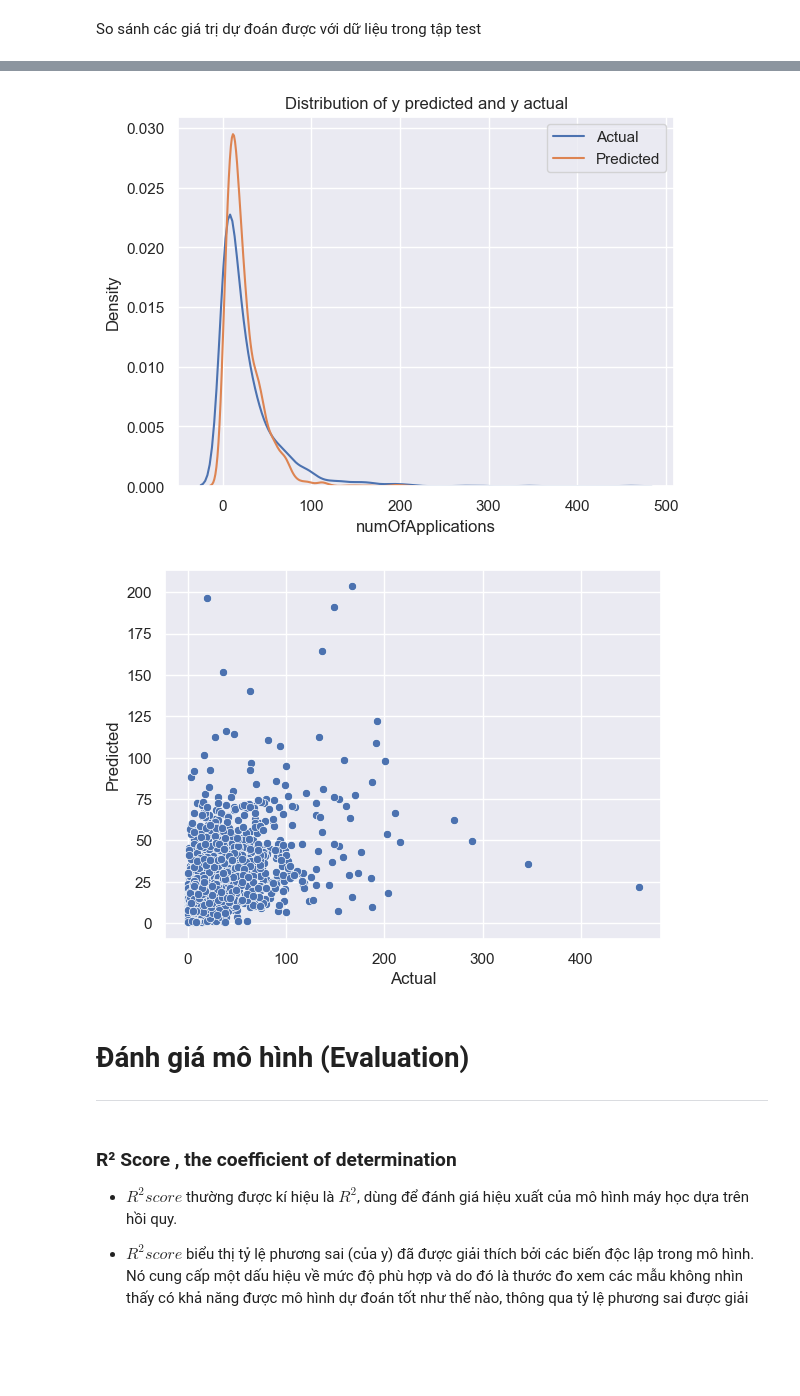
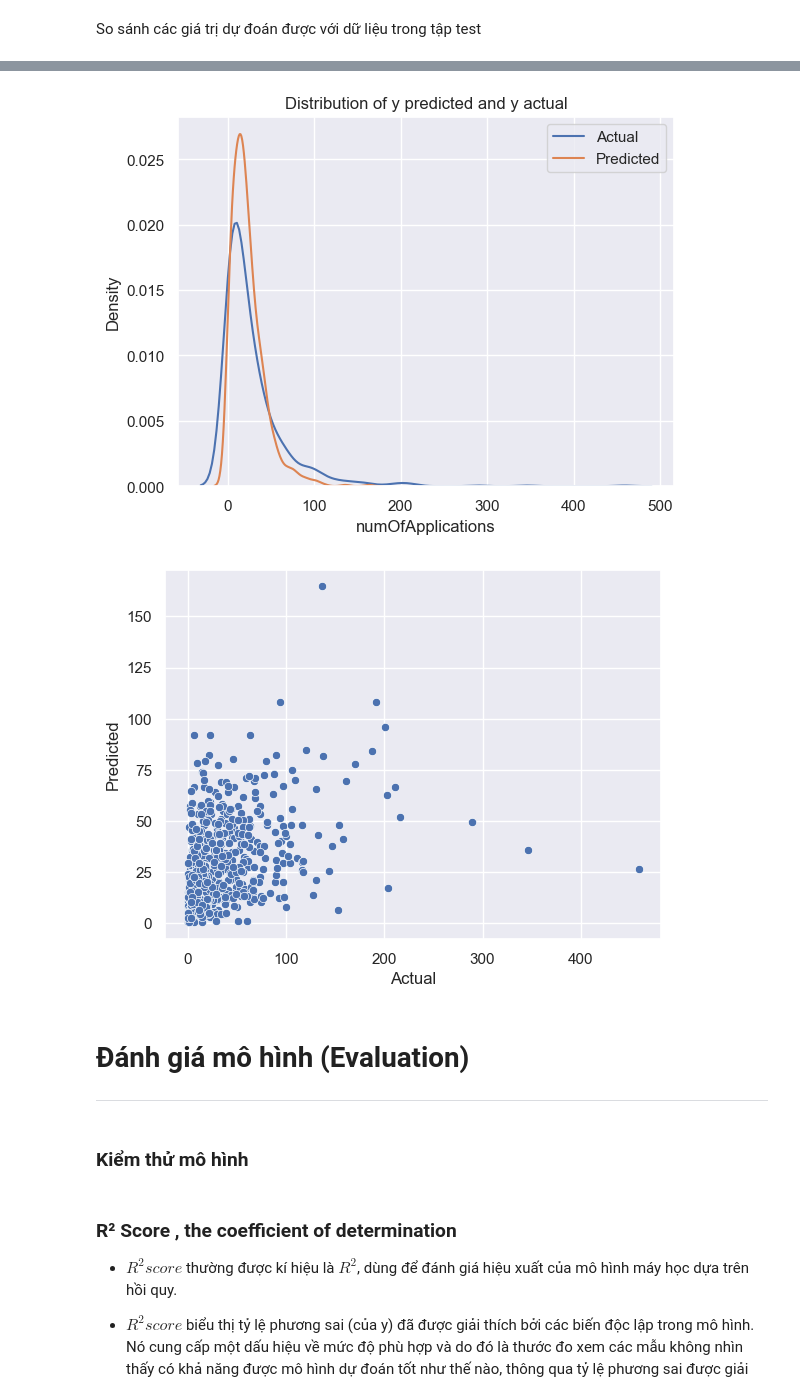
Before and after one commit to HoangPhuc0304/NMKHDL-2022, a Jupyter notebook: Data_Modeling.ipynb, the cells around one changed output, grey strips where cells are left out. Saved outputs shown, nothing was run; the diff lists cells and outputs as text; code cells hidden in the pictures; blank space fills up the shorter version.

```diff
--- a/Data_Modeling.ipynb
+++ b/Data_Modeling.ipynb
@@ -266,6 +271,8 @@ Chia tập bộ dữ liệu thành các tập train (tập huấn luyện) và t
 # %%
 #Ta sẽ chọn 80% cho tập train và 20% cho tập test
-X2_train, X2_test, y2_train, y2_test = train_test_split(X2,y2,test_size=0.2,random_state=0)
+X2_train,X2_val_test, y2_train, y2_val_test = train_test_split(X2,y2,test_size = 0.2,random_state = 0)
+#Ta sẽ chọn 50% cho tập test và 50% cho tập validation (Từ tập val_test trên)
+X2_val, X2_test,y2_val, y2_test = train_test_split(X2_val_test,y2_val_test,test_size = 0.5,random_state=0)
 # %% [markdown]
 Scale dữ liệu (Feature scaling)
 
@@ -277,11 +284,12 @@ Scale dữ liệu (Feature scaling)
 sc=StandardScaler()
 X2_train[['salary','companySize','approvedOn']] = sc.fit_transform(X2_train[['salary','companySize','approvedOn']])
 X2_test[['salary','companySize','approvedOn']] = sc.fit_transform(X2_test[['salary','companySize','approvedOn']])
+X2_val[['salary','companySize','approvedOn']] = sc.fit_transform(X2_val[['salary','companySize','approvedOn']])
 # %% [markdown]
 Sau khi đã chia các tập dữ liệu và scale, ta tiến hành khởi tạo mô hình Random Forest Regression và đưa tập train vào để tiến hành huấn luyện.
 # %%
-model = RandomForestRegressor(n_estimators = 100, random_state = 0)
-model.fit(X2_train, y2_train)
+model_2 = RandomForestRegressor(n_estimators = 100, random_state = 0)
+model_2.fit(X2_train, y2_train)
 # %% [output]
 RandomForestRegressor(random_state=0)
 # %% [markdown]
@@ -291,3 +297,5 @@ y2_pred = model.predict(X2_test)
+# %%
+y2_val_pred = model_2.predict(X2_val)
 # %% [markdown]
 So sánh các giá trị dự đoán được với dữ liệu trong tập test
 # %%
@@ -310,20 +318,22 @@ comparison_df
 # %%
 plt.title("Distribution of y predicted and y actual")
-ax1=sns.kdeplot(y2_test, label = 'Actual')
-sns.kdeplot(y2_pred, ax=ax1, label = 'Predicted')
+ax1=sns.kdeplot(y2_val, label = 'Actual')
+sns.kdeplot(y2_val_pred, ax=ax1, label = 'Predicted')
 ax1.legend(loc="upper right")
 plt.show()
 # %% [output]
-[figure, old version]
+[figure, new version]
 # %%
 sns.set_theme()
-sns.scatterplot(x = y2_test,y = y2_pred)
+sns.scatterplot(x = y2_val,y = y2_val_pred)
 plt.xlabel('Actual')
 plt.ylabel('Predicted')
 plt.show()
 # %% [output]
-[figure, old version]
+[figure, new version]
 # %% [markdown]
 <h1><b>Đánh giá mô hình (Evaluation)</b></h1>
 
 <hr/>
+# %% [markdown]
+<h3><b> Kiểm thử mô hình </b></h3>
```
Also changed, not shown: parts of 18 cells of this notebook.
